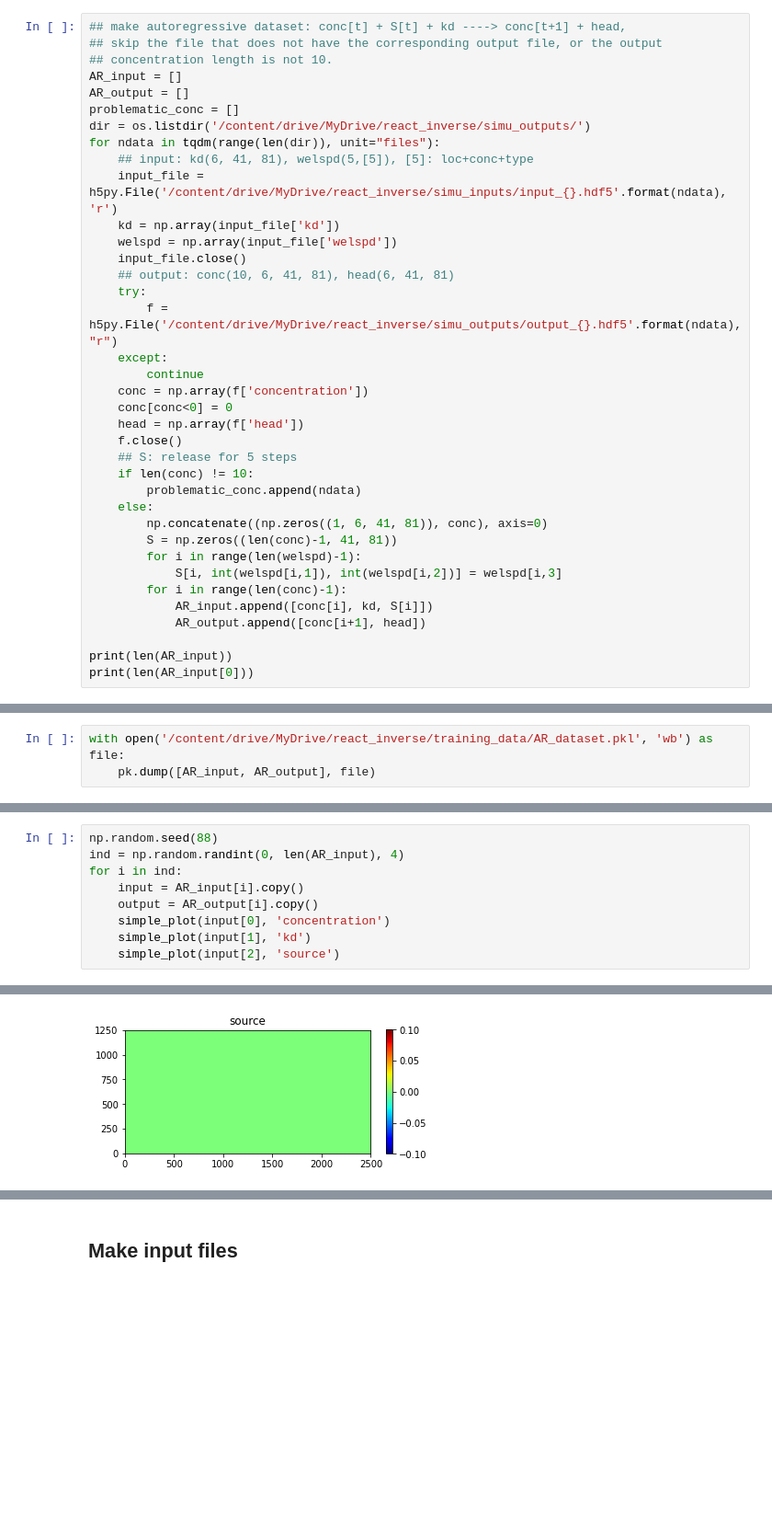
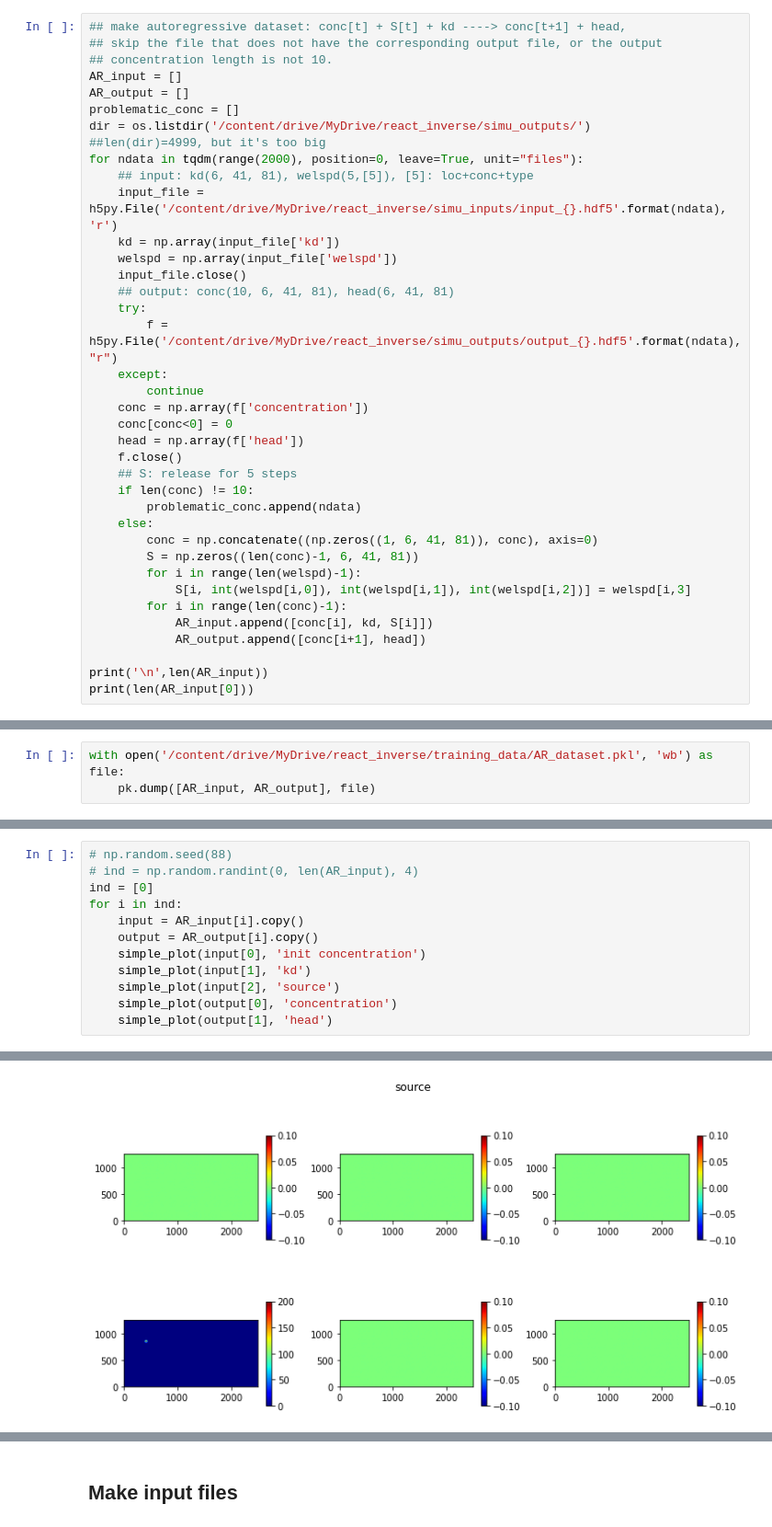
Before and after one commit to ZitongZhou/react_inverse, a Jupyter notebook: inputs_dataset.ipynb, the cells around one changed output, grey strips where cells are left out. Shown: that part at 92% size. Drawn from its saved outputs; the diff is of its cells as text; blank space fills up the shorter version.

```diff
--- a/inputs_dataset.ipynb
+++ b/inputs_dataset.ipynb
@@ -65,7 +65,8 @@ AR_input = []
 AR_output = []
 problematic_conc = []
 dir = os.listdir('/content/drive/MyDrive/react_inverse/simu_outputs/')
-for ndata in tqdm(range(len(dir)), unit="files"):
+##len(dir)=4999, but it's too big
+for ndata in tqdm(range(2000), position=0, leave=True, unit="files"):
     ## input: kd(6, 41, 81), welspd(5,[5]), [5]: loc+conc+type
     input_file =  h5py.File('/content/drive/MyDrive/react_inverse/simu_inputs/input_{}.hdf5'.format(ndata), 'r')
     kd = np.array(input_file['kd'])
@@ -84,14 +85,14 @@ for ndata in tqdm(range(len(dir)), unit="files"):
     if len(conc) != 10:
         problematic_conc.append(ndata)
     else:
-        np.concatenate((np.zeros((1, 6, 41, 81)), conc), axis=0)
-        S = np.zeros((len(conc)-1, 41, 81))
+        conc = np.concatenate((np.zeros((1, 6, 41, 81)), conc), axis=0)
+        S = np.zeros((len(conc)-1, 6, 41, 81))
         for i in range(len(welspd)-1):
-            S[i, int(welspd[i,1]), int(welspd[i,2])] = welspd[i,3]
+            S[i, int(welspd[i,0]), int(welspd[i,1]), int(welspd[i,2])] = welspd[i,3]
         for i in range(len(conc)-1):
             AR_input.append([conc[i], kd, S[i]])
             AR_output.append([conc[i+1], head])
 
-print(len(AR_input))
+print('\n',len(AR_input))
 print(len(AR_input[0]))
 # %% [output]
@@ -103,10 +107,13 @@ with open('/content/drive/MyDrive/react_inverse/training_data/AR_dataset.pkl', '
 # %%
-np.random.seed(88)
-ind = np.random.randint(0, len(AR_input), 4)
+# np.random.seed(88)
+# ind = np.random.randint(0, len(AR_input), 4)
+ind = [0]
 for i in ind:
     input = AR_input[i].copy()
     output = AR_output[i].copy()
-    simple_plot(input[0], 'concentration')
+    simple_plot(input[0], 'init concentration')
     simple_plot(input[1], 'kd')
     simple_plot(input[2], 'source')
+    simple_plot(output[0], 'concentration')
+    simple_plot(output[1], 'head')
 # %% [output]
@@ -115 +122 @@ for i in ind:
-[figure, old version]
+[figure, new version]
```
Also changed, not shown: parts of 5 cells of this notebook.
